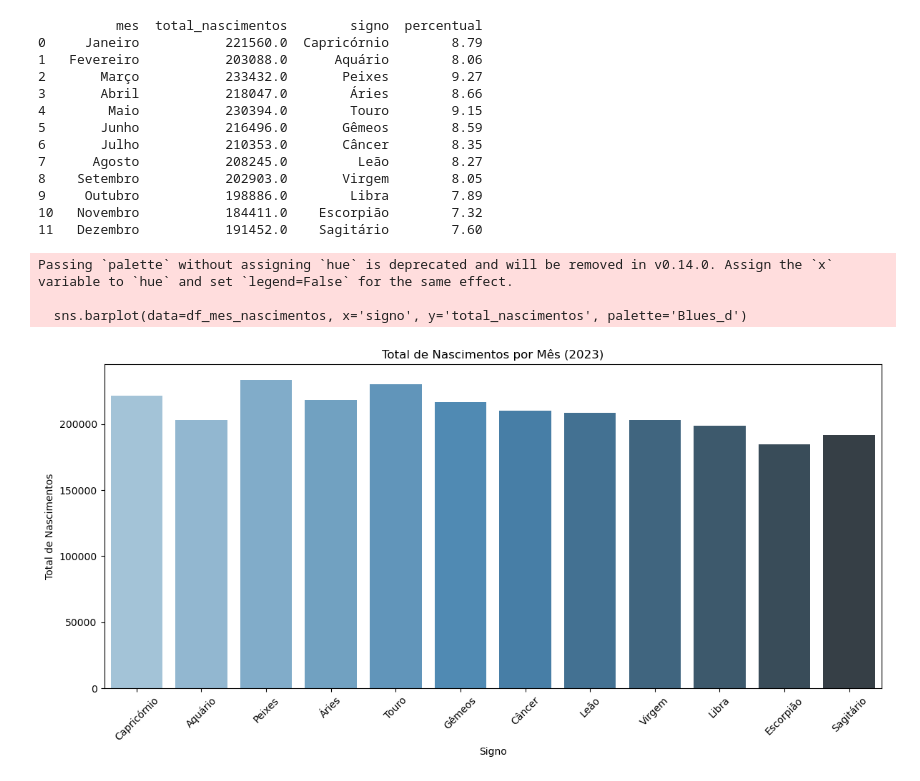
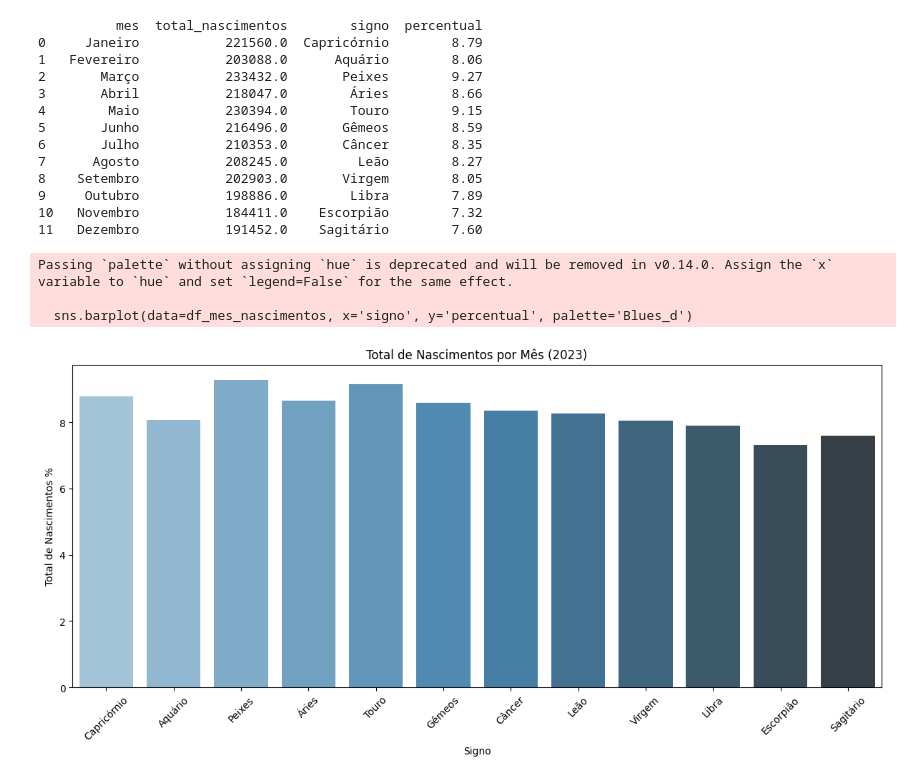
Before and after one commit to Fabio13-valorizedados/Exercicios, a Jupyter notebook: signos.ipynb, the cells around one changed output. Cells and saved outputs as stored; diff of their text form; code cells hidden in the pictures.

```diff
--- a/signos.ipynb
+++ b/signos.ipynb
@@ -140,21 +146,21 @@ print(df_mes_nascimentos)
 # %%
 
 import matplotlib.pyplot as plt
 import seaborn as sns
 
 
 # Criar gráfico de barras
 plt.figure(figsize=(12, 6))
-sns.barplot(data=df_mes_nascimentos, x='signo', y='total_nascimentos', palette='Blues_d')
+sns.barplot(data=df_mes_nascimentos, x='signo', y='percentual', palette='Blues_d')
 
 plt.title('Total de Nascimentos por Mês (2023)')
 plt.xlabel('Signo')
-plt.ylabel('Total de Nascimentos')
+plt.ylabel('Total de Nascimentos %')
 plt.xticks(rotation=45)
 plt.tight_layout()
 plt.show()
 # %% [output]
 Passing `palette` without assigning `hue` is deprecated and will be removed in v0.14.0. Assign the `x` variable to `hue` and set `legend=False` for the same effect.
 
-  sns.barplot(data=df_mes_nascimentos, x='signo', y='total_nascimentos', palette='Blues_d')
+  sns.barplot(data=df_mes_nascimentos, x='signo', y='percentual', palette='Blues_d')
-[figure, old version]
+[figure, new version]
```
Also changed, not shown: parts of 2 cells of this notebook.
